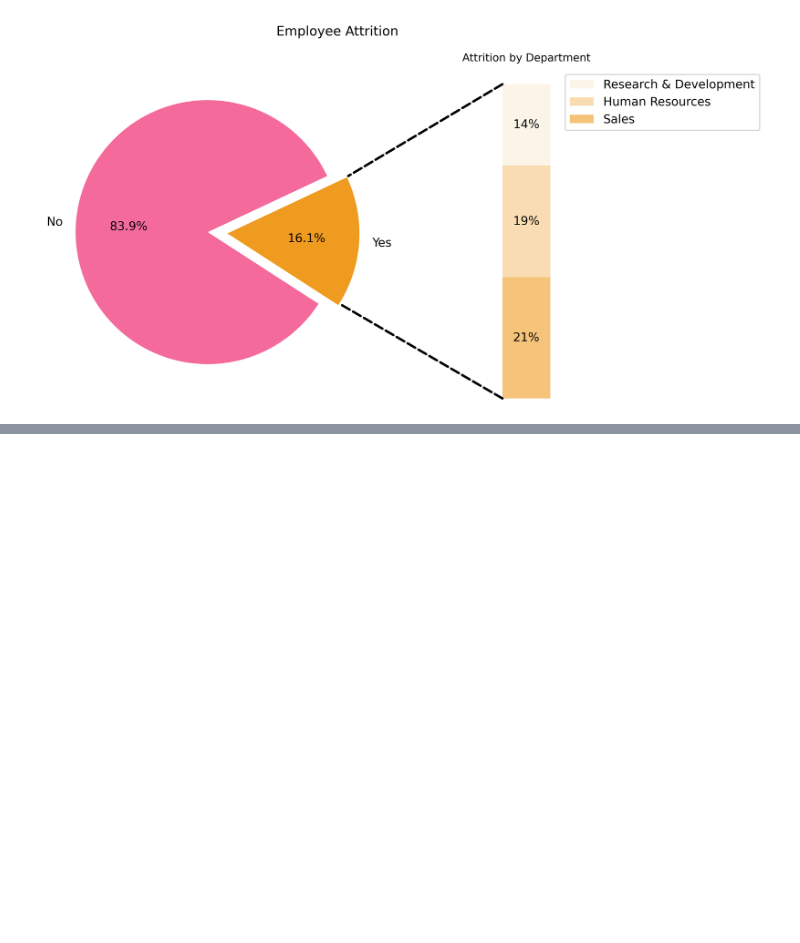
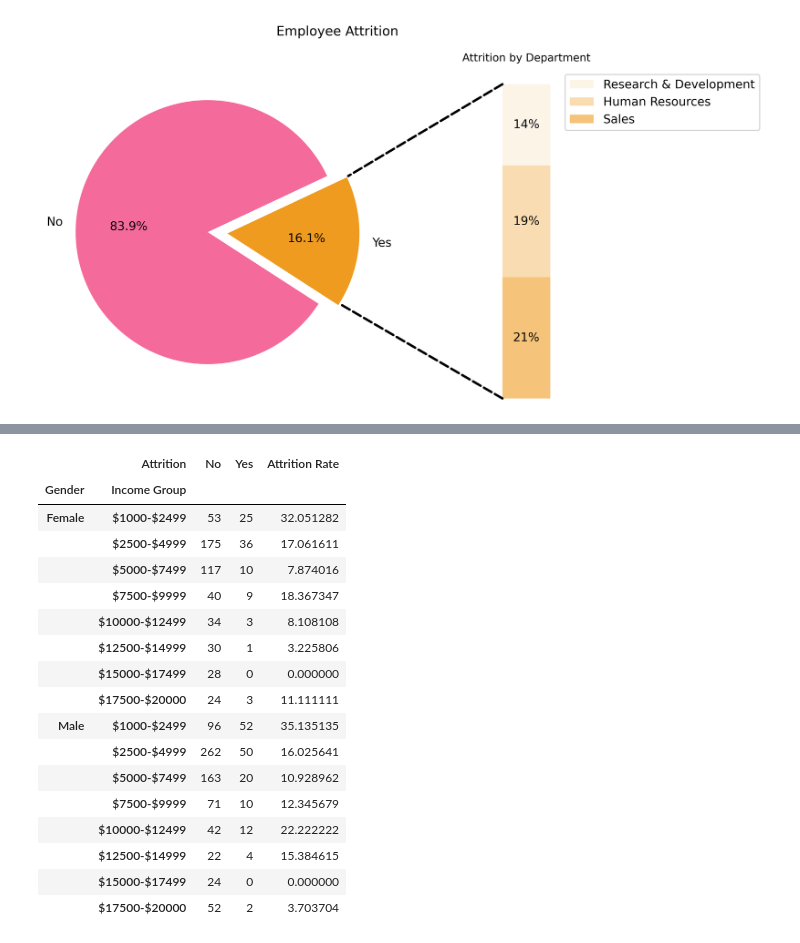
Before and after one commit to JaylenSheard/HR-Employee-Attrition, a Jupyter notebook: index.ipynb, the cells around one changed output, grey strips where cells are left out. Saved outputs shown, nothing was run; the diff lists cells and outputs as text; code cells hidden in the pictures; blank space fills up the shorter version.

```diff
--- a/index.ipynb
+++ b/index.ipynb
@@ -413,0 +449,34 @@ fig.show()
+# %%
+# Attrition by Salary and Gender Table
+salary_bins = [1000, 2500, 5000, 7500, 10000, 12500, 15000, 17500, 20000]
+salary_labels = ['$1000-$2499', '$2500-$4999', '$5000-$7499', '$7500-$9999',
+'$10000-$12499', '$12500-$14999', '$15000-$17499', '$17500-$20000']
+
+# Create Salary Group column
+df['Income Group'] = pd.cut(df['MonthlyIncome'], bins=salary_bins, labels=salary_labels)
+
+# Filtered attrition dataframe
+salary_gender_attrition = salary_gender_attrition.fillna(0).astype(int)
+salary_gender_attrition['Attrition Rate'] = salary_gender_attrition['Yes'] / (salary_gender_attrition['Yes'] + salary_gender_attrition['No']) * 100
+
+
+salary_gender_attrition
+# %% [output]
+|  | Attrition | No | Yes | Attrition Rate |
+| Gender | Income Group |  |  |  |
+| Female | $1000-$2499 | 53 | 25 | 32.051282 |
+|  | $2500-$4999 | 175 | 36 | 17.061611 |
+|  | $5000-$7499 | 117 | 10 | 7.874016 |
+|  | $7500-$9999 | 40 | 9 | 18.367347 |
+|  | $10000-$12499 | 34 | 3 | 8.108108 |
+|  | $12500-$14999 | 30 | 1 | 3.225806 |
+|  | $15000-$17499 | 28 | 0 | 0.000000 |
+|  | $17500-$20000 | 24 | 3 | 11.111111 |
+| Male | $1000-$2499 | 96 | 52 | 35.135135 |
+|  | $2500-$4999 | 262 | 50 | 16.025641 |
+|  | $5000-$7499 | 163 | 20 | 10.928962 |
+|  | $7500-$9999 | 71 | 10 | 12.345679 |
+|  | $10000-$12499 | 42 | 12 | 22.222222 |
+|  | $12500-$14999 | 22 | 4 | 15.384615 |
+|  | $15000-$17499 | 24 | 0 | 0.000000 |
+|  | $17500-$20000 | 52 | 2 | 3.703704 |
```
Also changed, not shown: parts of 3 cells of this notebook.
